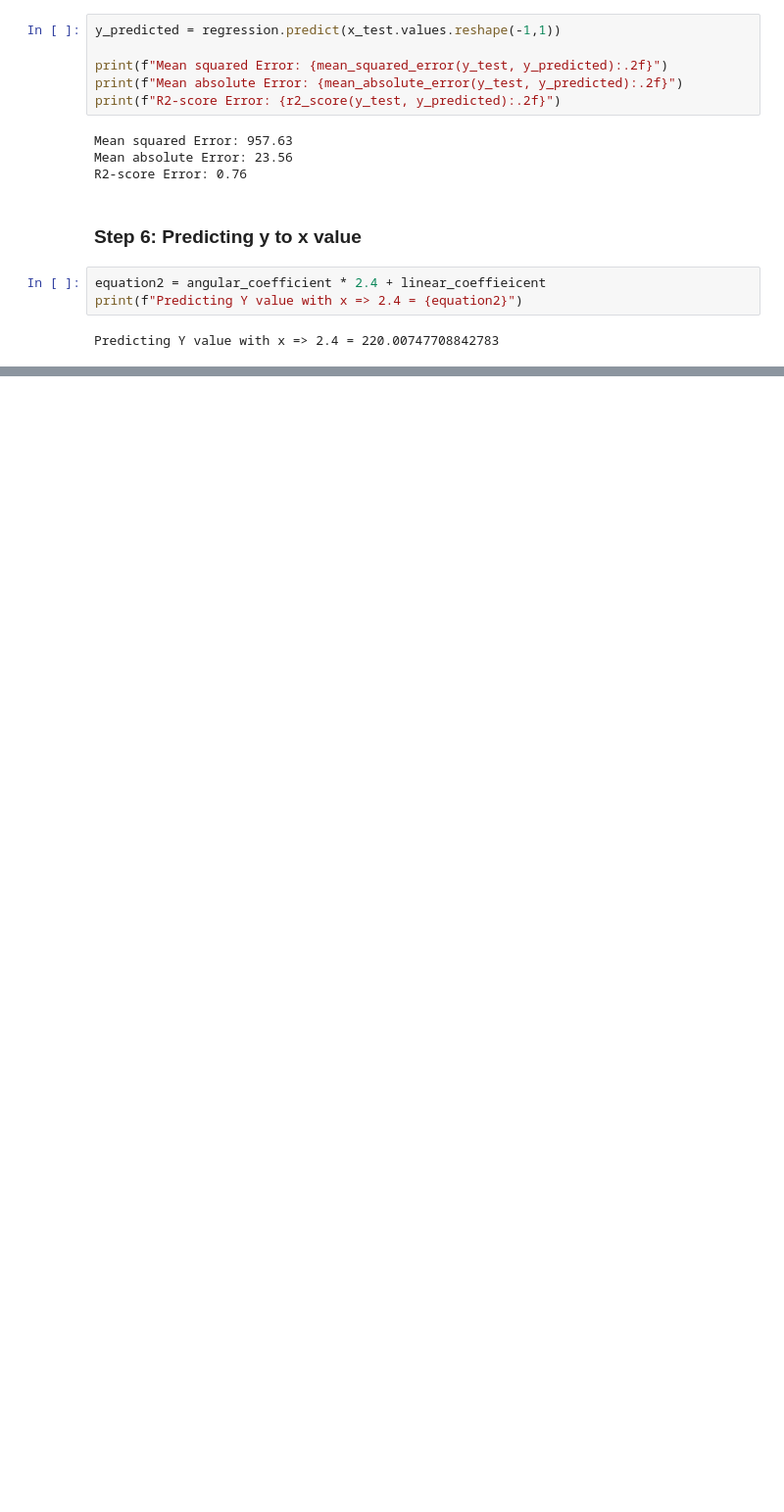
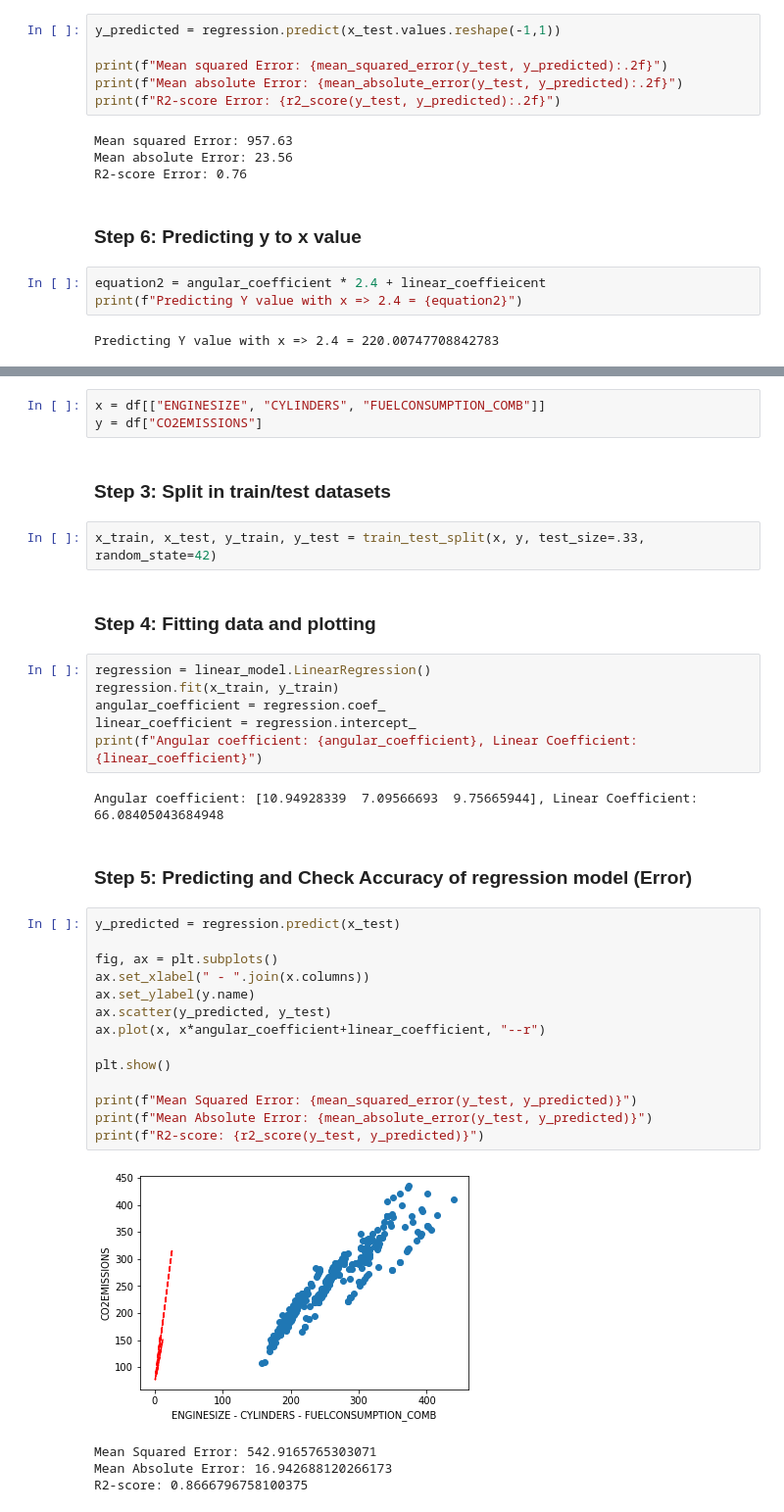
Before and after one commit to cassianodess/Machine-Learning, a Jupyter notebook: regression/main.ipynb, the cells around one changed output, grey strips where cells are left out. Shown: that part at 98% size. Cells and saved outputs as stored; diff of their text form; blank space fills up the shorter version.

Commit message:
refactor: Adding multiple linear regression into main.ipynb

```diff
--- a/regression/main.ipynb
+++ b/regression/main.ipynb
@@ -130,0 +139,38 @@ Predicting Y value with x => 2.4 = 220.00747708842783
+# %%
+x = df[["ENGINESIZE", "CYLINDERS", "FUELCONSUMPTION_COMB"]]
+y = df["CO2EMISSIONS"]
+# %% [markdown]
+### Step 3: Split in train/test datasets
+# %%
+x_train, x_test, y_train, y_test = train_test_split(x, y, test_size=.33, random_state=42)
+# %% [markdown]
+### Step 4: Fitting data and plotting
+# %%
+regression = linear_model.LinearRegression()
+regression.fit(x_train, y_train)
+angular_coefficient = regression.coef_
+linear_coefficient = regression.intercept_
+print(f"Angular coefficient: {angular_coefficient}, Linear Coefficient: {linear_coefficient}")
+# %% [output]
+Angular coefficient: [10.94928339  7.09566693  9.75665944], Linear Coefficient: 66.08405043684948
+# %% [markdown]
+### Step 5: Predicting and Check Accuracy of regression model (Error)
+# %%
+y_predicted = regression.predict(x_test)
+
+fig, ax = plt.subplots()
+ax.set_xlabel(" - ".join(x.columns))
+ax.set_ylabel(y.name)
+ax.scatter(y_predicted, y_test)
+ax.plot(x, x*angular_coefficient+linear_coefficient, "--r")
+
+plt.show()
+
+print(f"Mean Squared Error: {mean_squared_error(y_test, y_predicted)}")
+print(f"Mean Absolute Error: {mean_absolute_error(y_test, y_predicted)}")
+print(f"R2-score: {r2_score(y_test, y_predicted)}")
+# %% [output]
+[figure, added]
+Mean Squared Error: 542.9165765303071
+Mean Absolute Error: 16.942688120266173
+R2-score: 0.8666796758100375
```
Also changed, not shown: parts of 5 cells of this notebook.
